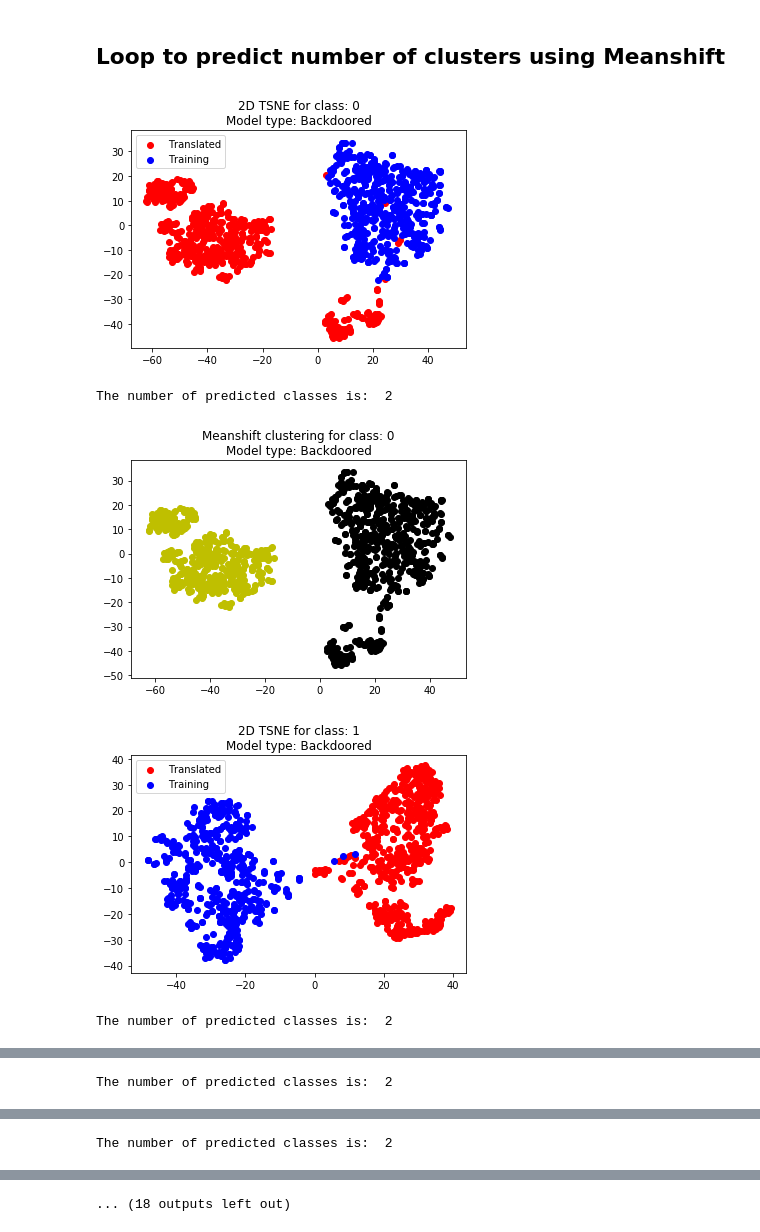
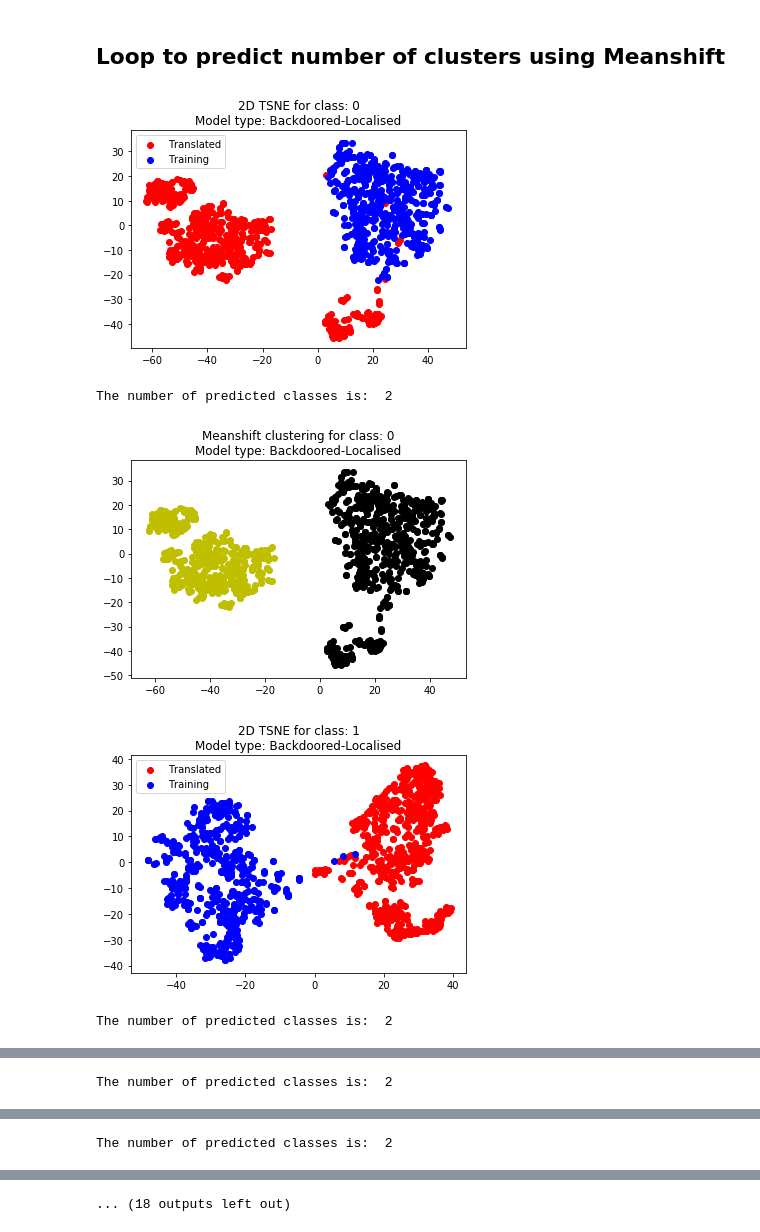
Before and after one commit to sakshiudeshi/Expose-Robust-Backdoors, a Jupyter notebook: MNIST/MNIST-Localised/Mean Shift Images - All.ipynb, the cells around one changed output, grey strips where cells are left out. Drawn from its saved outputs; the diff is of its cells as text; code cells hidden in the pictures.

```diff
--- a/MNIST/MNIST-Localised/Mean Shift Images - All.ipynb
+++ b/MNIST/MNIST-Localised/Mean Shift Images - All.ipynb
@@ -40,13 +40,14 @@ labels_plotting = ['Translated', 'Training']
 model_type_choice = 0
 
 meanshift = MeanShift(bandwidth = 35)
+subtype = "-Localised"
 
 for targ_lbl in range(10):
     filename = "saved_pickles/2d-tsne-feature-representation/"+ model_type_arr[model_type_choice] +"-Model-Feature-Representations/feature-representations-tsne2d-class-" + str(targ_lbl) + ".pkl"
     with open(filename, 'rb') as handle:
         X_arr_tsne, Y_arr = pickle.load(handle)
 
-    plt.title("2D TSNE for class: " + class_names[targ_lbl] + "\nModel type: "+  model_type_arr[model_type_choice])
+    plt.title("2D TSNE for class: " + class_names[targ_lbl] + "\nModel type: "+  model_type_arr[model_type_choice] + subtype)
 
     X_clean_tsne = []
     Y_clean_tsne = []
@@ -55,36 +56,36 @@ for targ_lbl in range(10):
     Y_translated_tsne = []
 
     for X, Y in zip(X_arr_tsne, Y_arr):
         if (Y == 0):
             X_translated_tsne.append(X)
             Y_translated_tsne.append(Y)
 
         if(Y == 1):
             X_clean_tsne.append(X)
             Y_clean_tsne.append(Y)
 
 
     plt.scatter(*zip(*X_translated_tsne), c = colors_plotting[Y_translated_tsne[0]], label=labels_plotting[Y_translated_tsne[0]])
     plt.scatter(*zip(*X_clean_tsne), c = colors_plotting[Y_clean_tsne[0]], label=labels_plotting[Y_clean_tsne[0]])
 
     # plt.imshow()
     plt.legend()
     plt.show()
     plt.close()
 
-    plt.title("Meanshift clustering for class: " + class_names[targ_lbl] + "\nModel type: "+  model_type_arr[model_type_choice])
+    plt.title("Meanshift clustering for class: " + class_names[targ_lbl] + "\nModel type: "+  model_type_arr[model_type_choice] + subtype)
     X_arr_tsne_meanshift = meanshift.fit(X_arr_tsne)
 
     print("The number of predicted classes is: ", len(set(X_arr_tsne_meanshift.labels_)))
 
     for X, Y in zip(X_arr_tsne, X_arr_tsne_meanshift.labels_):
         plt.scatter(X[0], X[1], c = colors_plotting_meanshift[Y])
     # plt.imshow()
     plt.show()
     plt.close()
 # %% [output]
-[figure, old version]
+[figure, new version]
 The number of predicted classes is:  2
-[figure, old version]
+[figure, new version]
-[figure, old version]
+[figure, new version]
 The number of predicted classes is:  2
```
Also changed, not shown: parts of 2 cells of this notebook, 21 other files.
